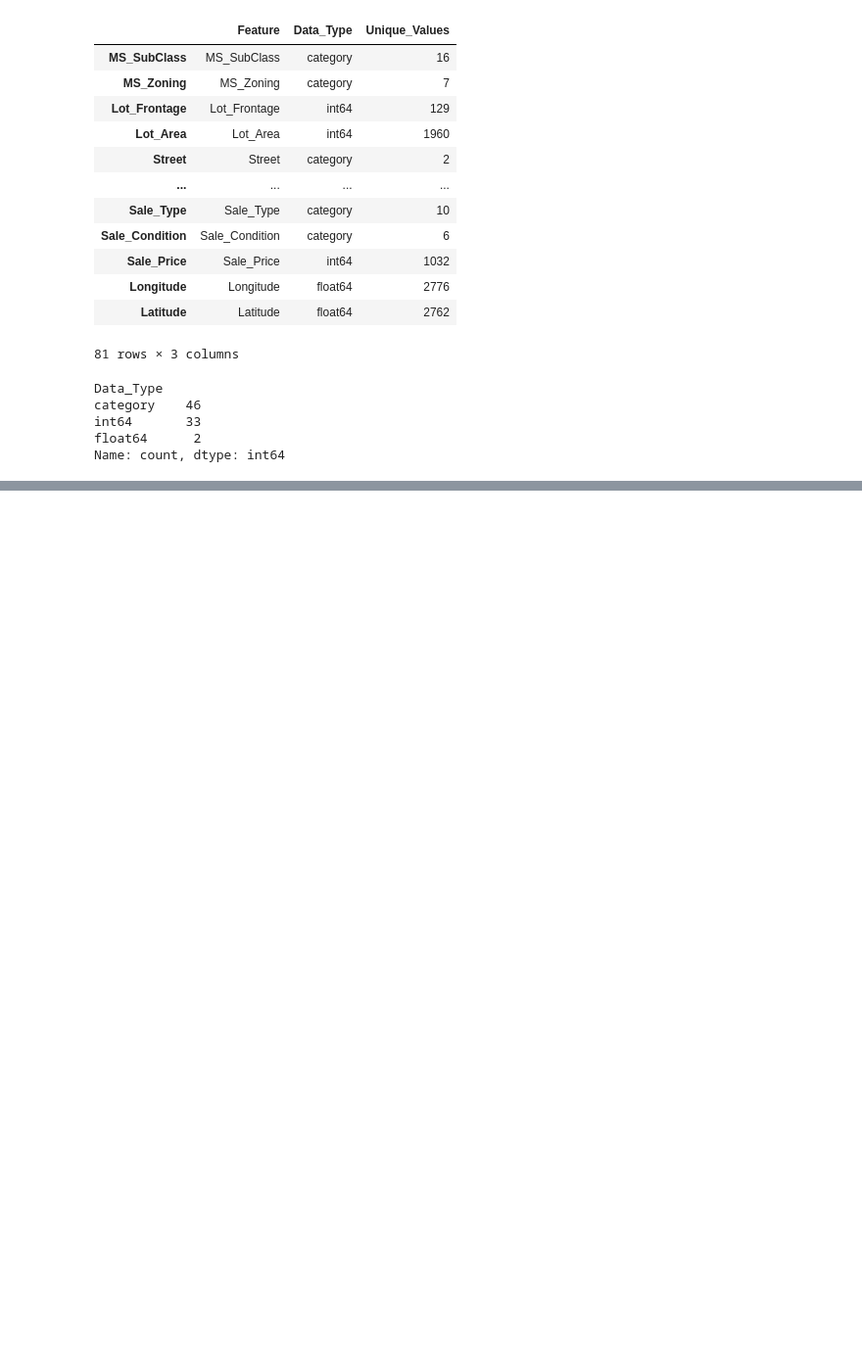
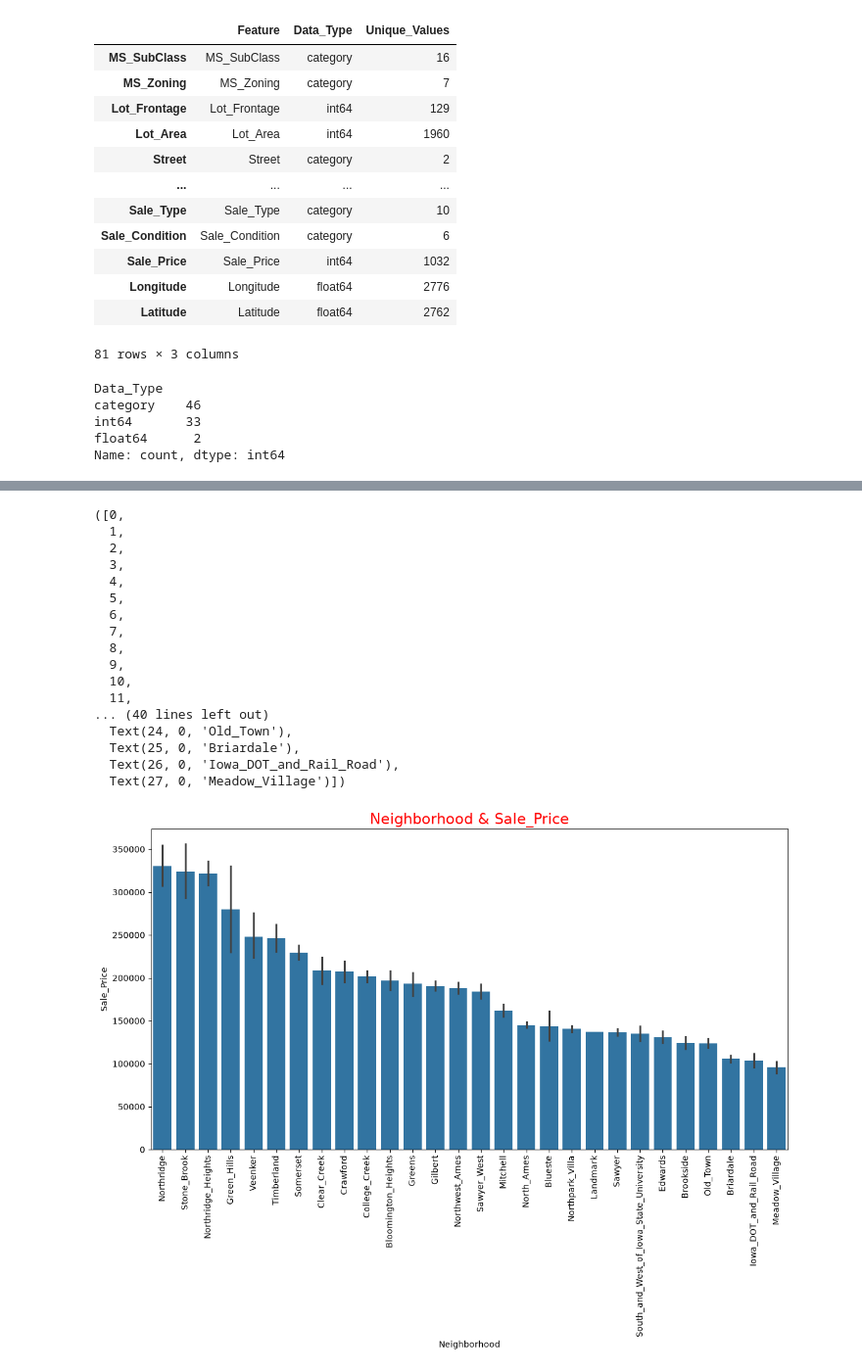
Before and after one commit to Mohamadzf23/ames-housing-price-prediction, a Jupyter notebook: src/ames_housing_price_prediction.ipynb, the cells around one changed output, grey strips where cells are left out. Shown at 98% size. Saved outputs shown, nothing was run; the diff lists cells and outputs as text; code cells hidden in the pictures; blank space fills up the shorter version.

```diff
--- a/src/ames_housing_price_prediction.ipynb
+++ b/src/ames_housing_price_prediction.ipynb
@@ -358,0 +495,34 @@ Name: count, dtype: int64
+# %%
+fig, ax = plt.subplots(figsize=(12, 6))
+
+order_list = df.groupby('Neighborhood')['Sale_Price'].mean().sort_values(ascending=False).index
+
+sns.barplot(
+    data=df,
+    x='Neighborhood',
+    y='Sale_Price',
+    order=order_list
+)
+fig.tight_layout()
+
+ax.set_title('Neighborhood & Sale_Price', size=17, color='red')
+plt.xticks(rotation=90)
+# %% [output]
+([0,
+  1,
+  2,
+  3,
+  4,
+  5,
+  6,
+  7,
+  8,
+  9,
+  10,
+  11,
+... (40 lines left out)
+  Text(24, 0, 'Old_Town'),
+  Text(25, 0, 'Briardale'),
+  Text(26, 0, 'Iowa_DOT_and_Rail_Road'),
+  Text(27, 0, 'Meadow_Village')])
+[figure, added]
```
Also changed, not shown: parts of 56 cells of this notebook.
